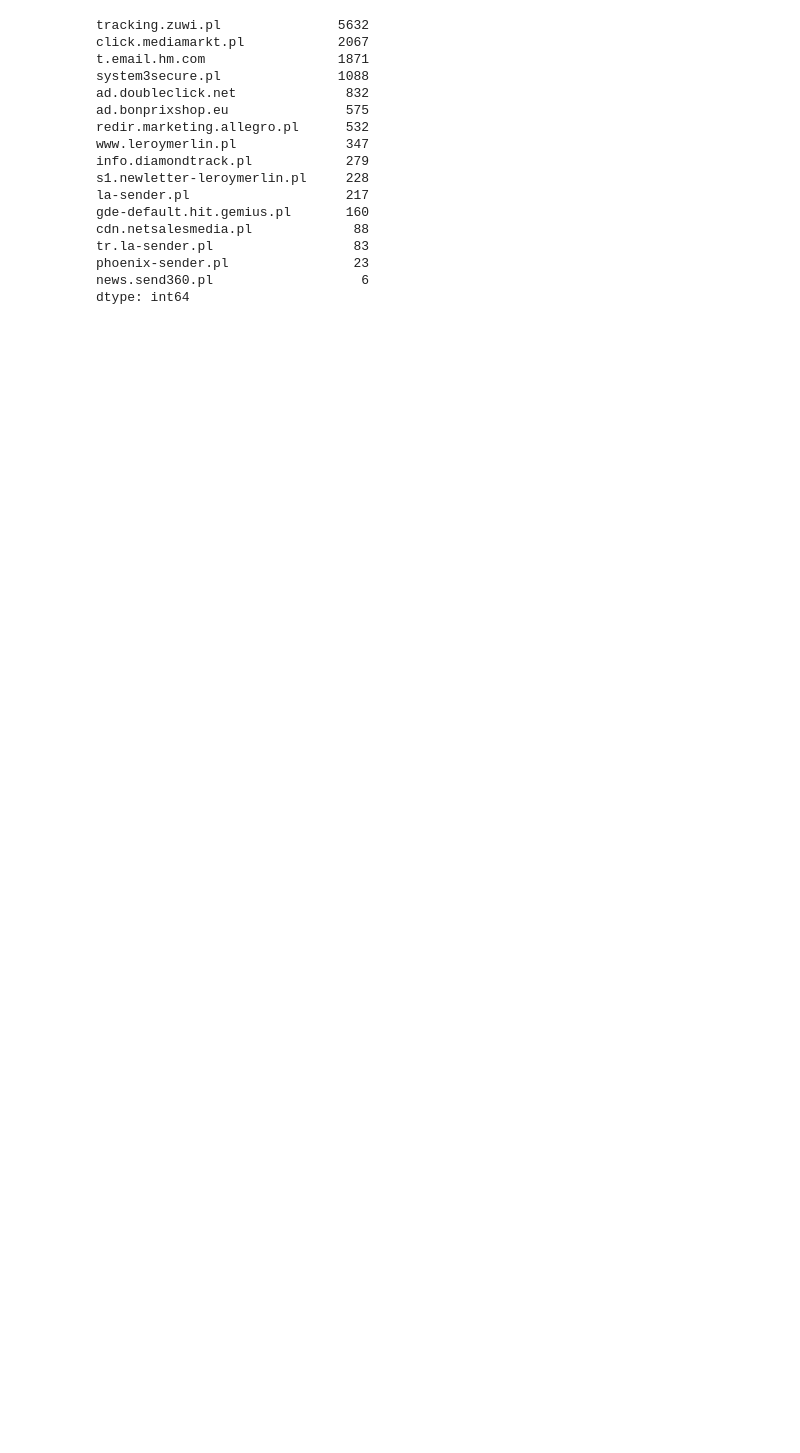
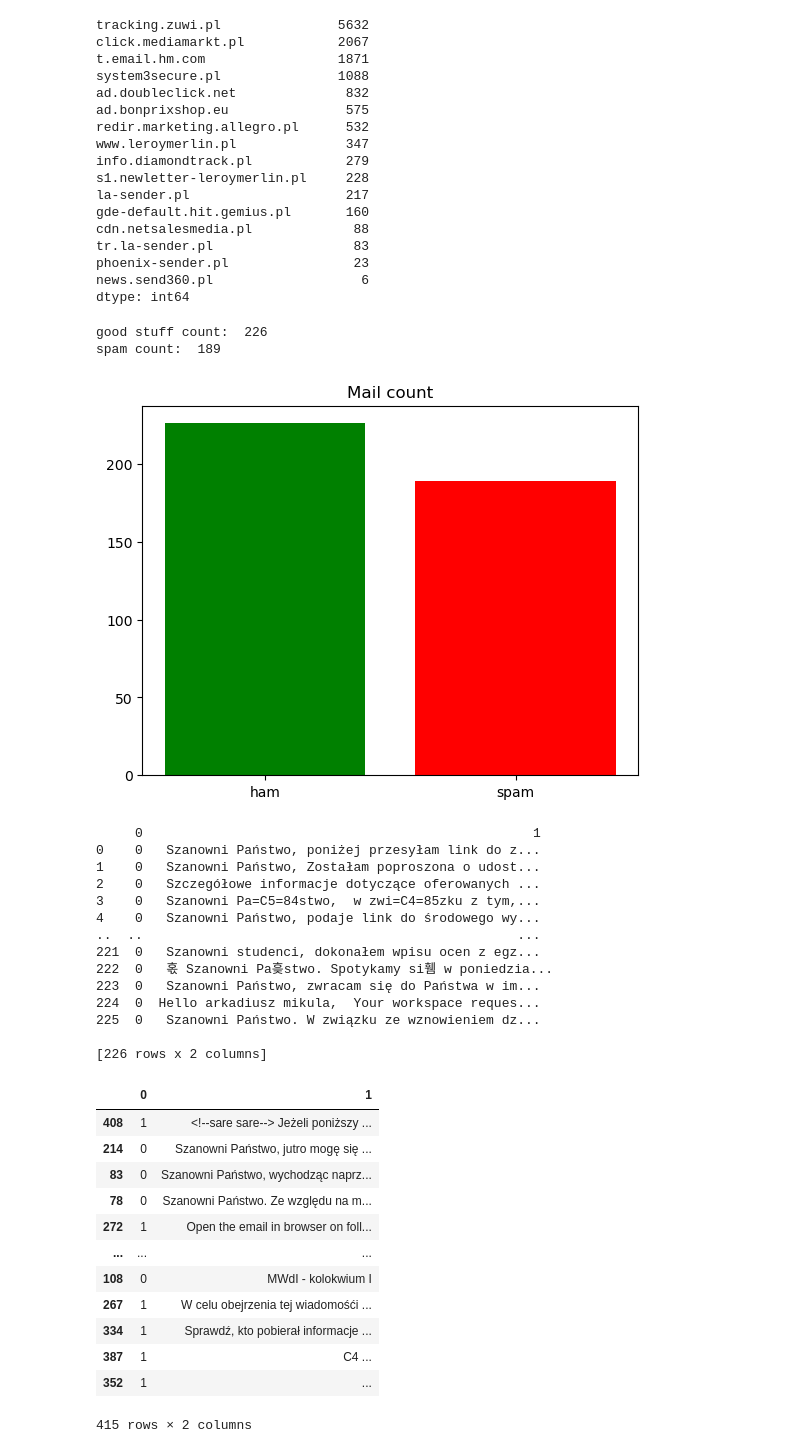
Before and after one commit to vinceloeice/NBayes_mail_classifier, a Jupyter notebook: Untitled-1.ipynb, the cells around one changed output. Saved outputs shown, nothing was run; the diff lists cells and outputs as text; code cells hidden in the pictures; blank space fills up the shorter version.

```diff
--- a/Untitled-1.ipynb
+++ b/Untitled-1.ipynb
@@ -30,3 +41,55 @@ tr.la-sender.pl                  83
 phoenix-sender.pl                23
 news.send360.pl                   6
 dtype: int64
+# %%
+print("good stuff count:  {}".format(len(ham)))
+print("spam count:  {}".format(len(spam)))
+
+fig, ax = plt.subplots()
+ax.bar('ham', len(ham), color='green')
+ax.bar('spam', len(spam), color='red')
+ax.set_title('Mail count')
+
+plt.show()
+
+df1 = pd.DataFrame(ham)
+df2 = pd.DataFrame(spam)
+
+print(df1)
+
+df = shuffle(pd.concat([df1, df2], ignore_index=1), random_state=161882)
+#df = df.transpose()
+#df = df[df.columns[1:]].apply(lambda x: ','.join(x.dropna().astype(str)), axis=1)
+#df = df.str.split(',')
+df
+# %% [output]
+good stuff count:  226
+spam count:  189
+[figure, added]
+     0                                                  1
+0    0   Szanowni Państwo, poniżej przesyłam link do z...
+1    0   Szanowni Państwo, Zostałam poproszona o udost...
+2    0   Szczegółowe informacje dotyczące oferowanych ...
+3    0   Szanowni Pa=C5=84stwo,  w zwi=C4=85zku z tym,...
+4    0   Szanowni Państwo, podaje link do środowego wy...
+..  ..                                                ...
+221  0   Szanowni studenci, dokonałem wpisu ocen z egz...
+222  0   혻 Szanowni Pa흦stwo. Spotykamy si휌 w poniedzia...
+223  0   Szanowni Państwo, zwracam się do Państwa w im...
+224  0  Hello arkadiusz mikula,  Your workspace reques...
+225  0   Szanowni Państwo. W związku ze wznowieniem dz...
+
+[226 rows x 2 columns]
+|  | 0 | 1 |
+| 408 | 1 | <!--sare sare--> Jeżeli poniższy ... |
+| 214 | 0 | Szanowni Państwo, jutro mogę się ... |
+| 83 | 0 | Szanowni Państwo, wychodząc naprz... |
+| 78 | 0 | Szanowni Państwo. Ze względu na m... |
+| 272 | 1 | Open the email in browser on foll... |
+| ... | ... | ... |
+| 108 | 0 | MWdI - kolokwium I |
+| 267 | 1 | W celu obejrzenia tej wiadomośći ... |
+| 334 | 1 | Sprawdź, kto pobierał informacje ... |
+| 387 | 1 | C4 ... |
+| 352 | 1 | ... |
+415 rows × 2 columns
```
Also changed, not shown: parts of 13 cells of this notebook, 1 other file.
